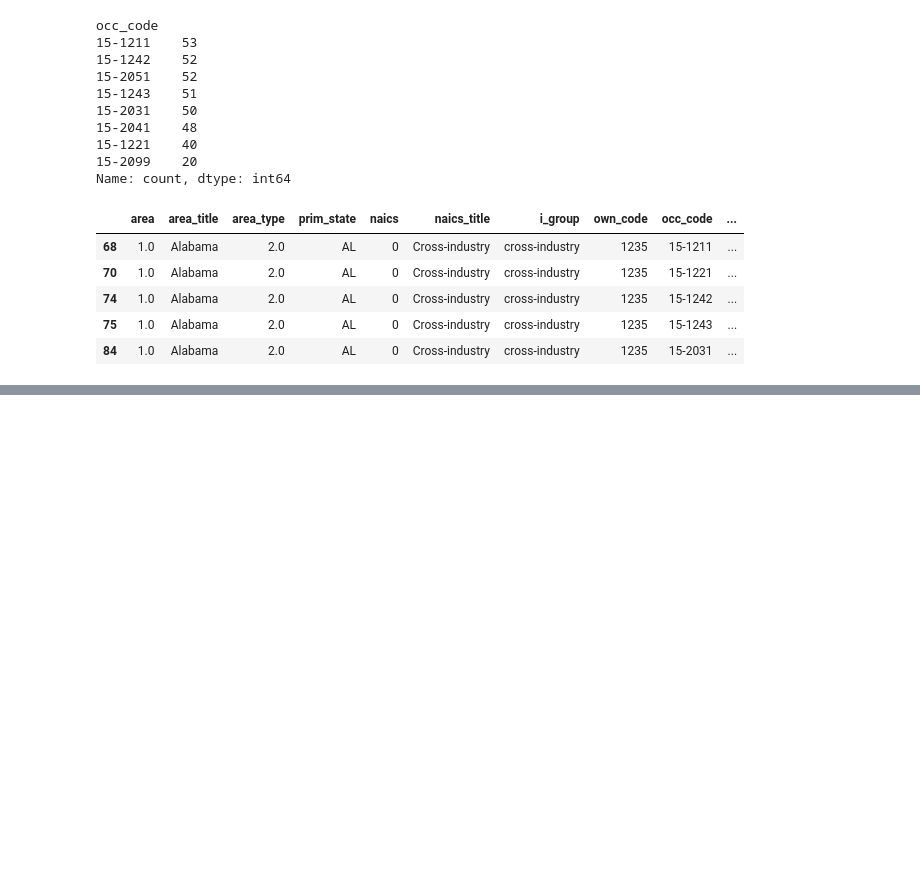
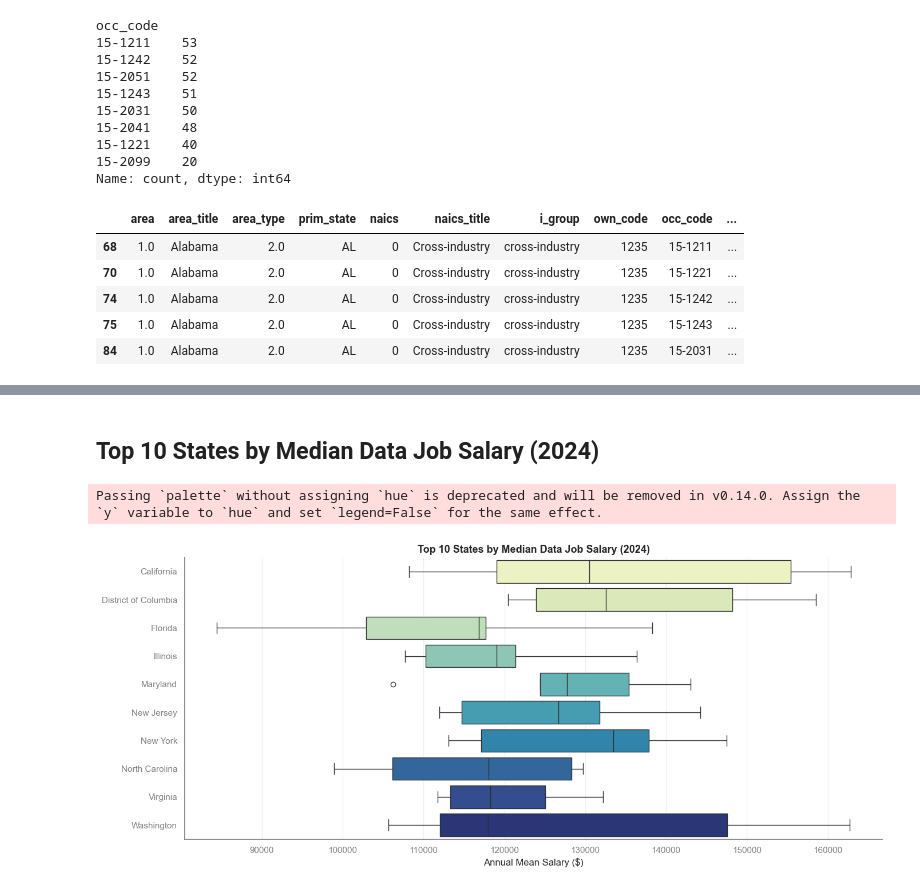
Before and after one commit to farhodibr/CUNY-SPS-MSDS, a Jupyter notebook: DATA608/PROJECT4/data608_project4.ipynb, the cells around one changed output, grey strips where cells are left out. Saved outputs shown, nothing was run; the diff lists cells and outputs as text; code cells hidden in the pictures; blank space fills up the shorter version.

```diff
--- a/DATA608/PROJECT4/data608_project4.ipynb
+++ b/DATA608/PROJECT4/data608_project4.ipynb
@@ -339,0 +660,27 @@ Name: occ_title, dtype: int64
+# %% [markdown]
+## Top 10 States by Median Data Job Salary (2024)
+# %%
+top_states = data_jobs_merged_df.groupby('area_title')['a_mean_24'].median().nlargest(10).index
+subset = data_jobs_merged_df[data_jobs_merged_df['area_title'].isin(top_states)]
+
+plt.figure(figsize=(14,6))
+sns.boxplot(data=subset, y='area_title', x='a_mean_24',
+            palette='YlGnBu', linewidth=1)
+plt.title("Top 10 States by Median Data Job Salary (2024)", fontsize=13, weight='bold')
+plt.xlabel("Annual Mean Salary ($)")
+plt.ylabel("")
+plt.grid(axis='x', alpha=0.3)
+ax = plt.gca()
+
+ax.spines['top'].set_visible(False)
+ax.spines['right'].set_visible(False)
+
+ax.spines['left'].set_color('grey')
+ax.spines['bottom'].set_color('grey')
+
+ax.tick_params(colors='grey')
+plt.tight_layout()
+plt.show()
+# %% [output]
+Passing `palette` without assigning `hue` is deprecated and will be removed in v0.14.0. Assign the `y` variable to `hue` and set `legend=False` for the same effect.
+[figure, added]
```
Also changed, not shown: parts of 33 cells of this notebook, 1 other file.
